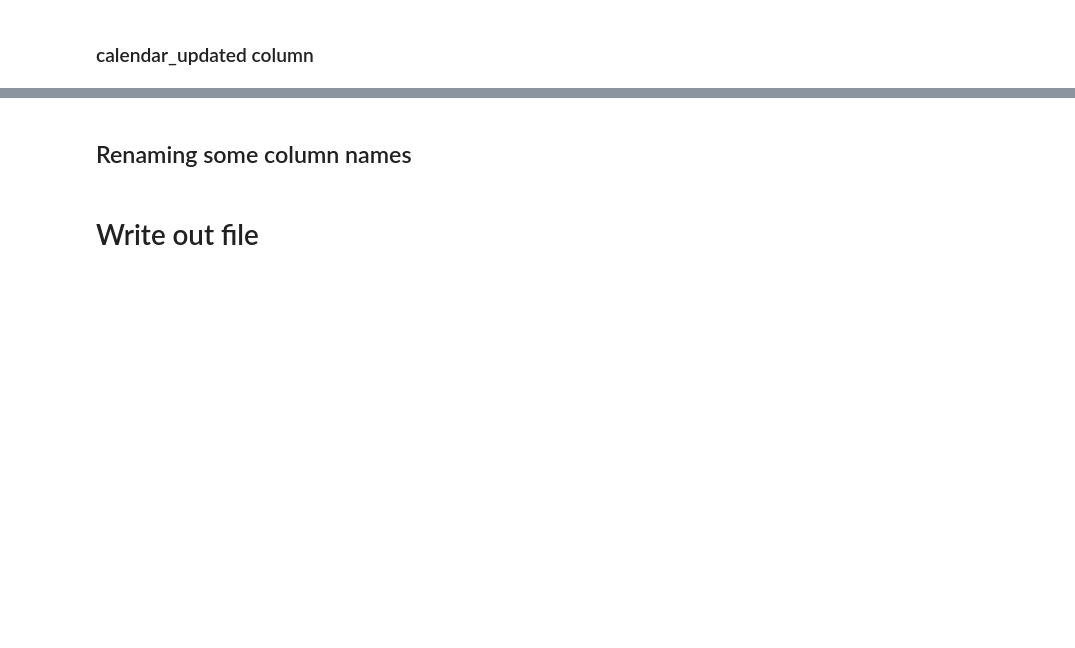
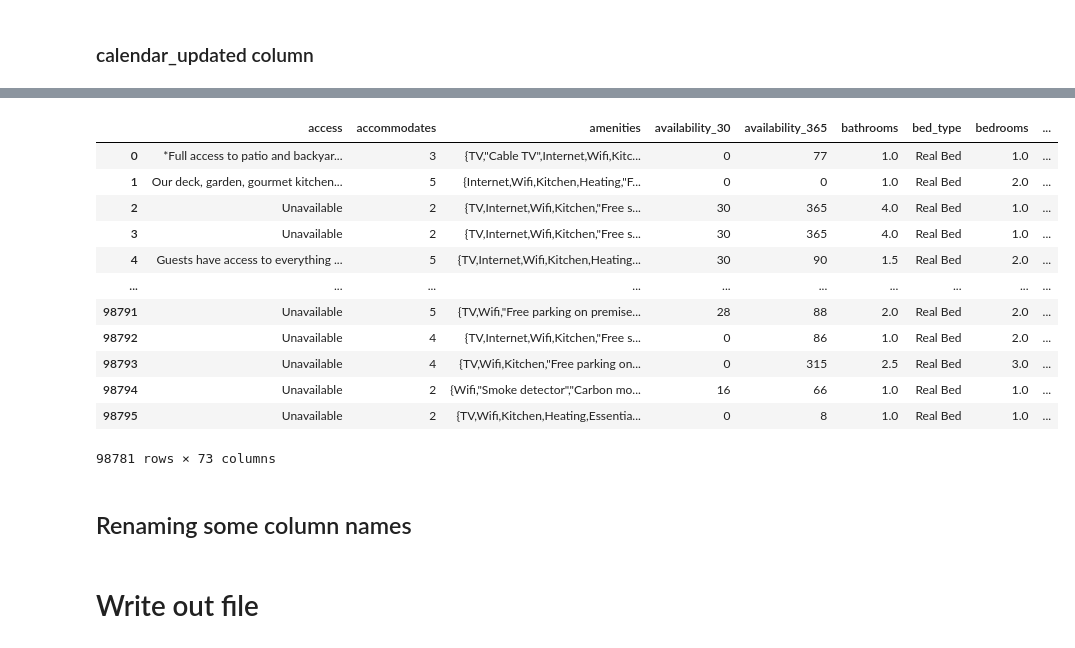
Before and after one commit to KishenSharma6/Airbnb-Analysis, a Jupyter notebook: Project Codes/02. Data Cleaning Scripts/2020_0130_Listings_Cleaning.ipynb, the cells around one changed output, grey strips where cells are left out. Cells and saved outputs as stored; diff of their text form; code cells hidden in the pictures; blank space fills up the shorter version.

Commit message:
Removed all rows where price == 0

```diff
--- a/Project Codes/02. Data Cleaning Scripts/2020_0130_Listings_Cleaning.ipynb
+++ b/Project Codes/02. Data Cleaning Scripts/2020_0130_Listings_Cleaning.ipynb
@@ -507,3 +560,20 @@ listings['calendar_updated'].replace('a week ago', '1 week ago', inplace=True)
+# %%
+#Remove rows where price = 0 (Typo)
+listings = listings[listings['price'] >0]
+# %% [output]
+|  | access | accommodates | amenities | availability_30 | availability_365 | bathrooms | bed_type | bedrooms | ... |
+| 0 | *Full access to patio and backyar... | 3 | {TV,"Cable TV",Internet,Wifi,Kitc... | 0 | 77 | 1.0 | Real Bed | 1.0 | ... |
+| 1 | Our deck, garden, gourmet kitchen... | 5 | {Internet,Wifi,Kitchen,Heating,"F... | 0 | 0 | 1.0 | Real Bed | 2.0 | ... |
+| 2 | Unavailable | 2 | {TV,Internet,Wifi,Kitchen,"Free s... | 30 | 365 | 4.0 | Real Bed | 1.0 | ... |
+| 3 | Unavailable | 2 | {TV,Internet,Wifi,Kitchen,"Free s... | 30 | 365 | 4.0 | Real Bed | 1.0 | ... |
+| 4 | Guests have access to everything ... | 5 | {TV,Internet,Wifi,Kitchen,Heating... | 30 | 90 | 1.5 | Real Bed | 2.0 | ... |
+| ... | ... | ... | ... | ... | ... | ... | ... | ... | ... |
+| 98791 | Unavailable | 5 | {TV,Wifi,"Free parking on premise... | 28 | 88 | 2.0 | Real Bed | 2.0 | ... |
+| 98792 | Unavailable | 4 | {TV,Internet,Wifi,Kitchen,"Free s... | 0 | 86 | 1.0 | Real Bed | 2.0 | ... |
+| 98793 | Unavailable | 4 | {TV,Wifi,Kitchen,"Free parking on... | 0 | 315 | 2.5 | Real Bed | 3.0 | ... |
+| 98794 | Unavailable | 2 | {Wifi,"Smoke detector","Carbon mo... | 16 | 66 | 1.0 | Real Bed | 1.0 | ... |
+| 98795 | Unavailable | 2 | {TV,Wifi,Kitchen,Heating,Essentia... | 0 | 8 | 1.0 | Real Bed | 1.0 | ... |
+98781 rows × 73 columns
 # %% [markdown]
 ## Renaming some column names
 # %%
```
Also changed, not shown: parts of 7 cells of this notebook.
